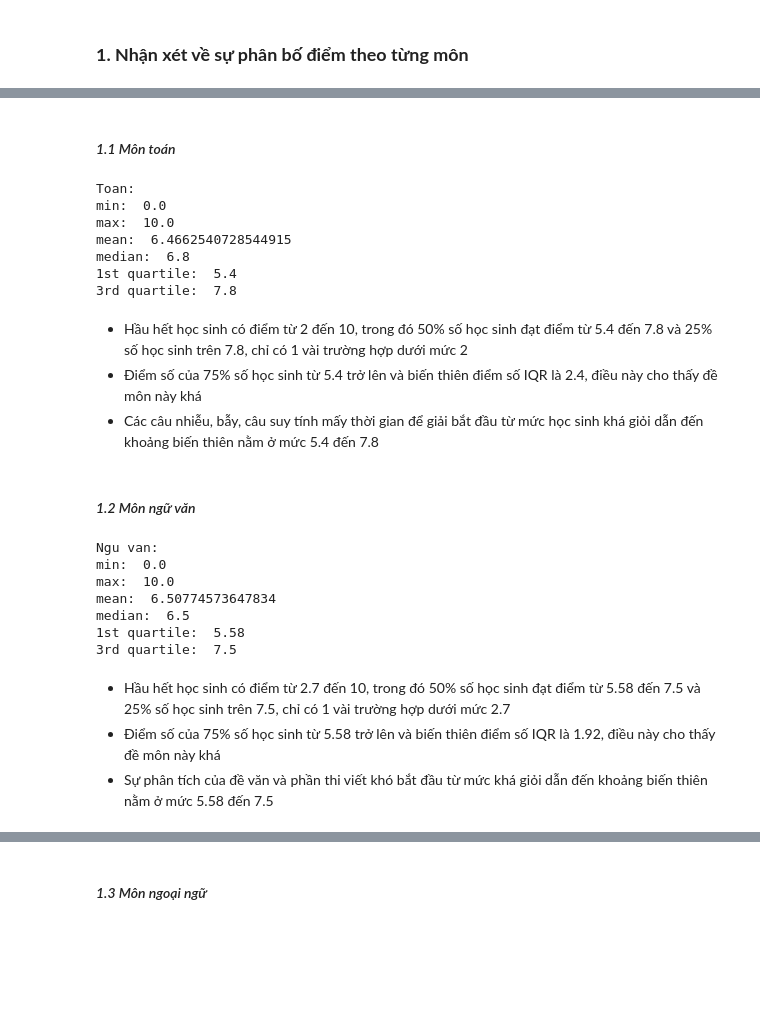
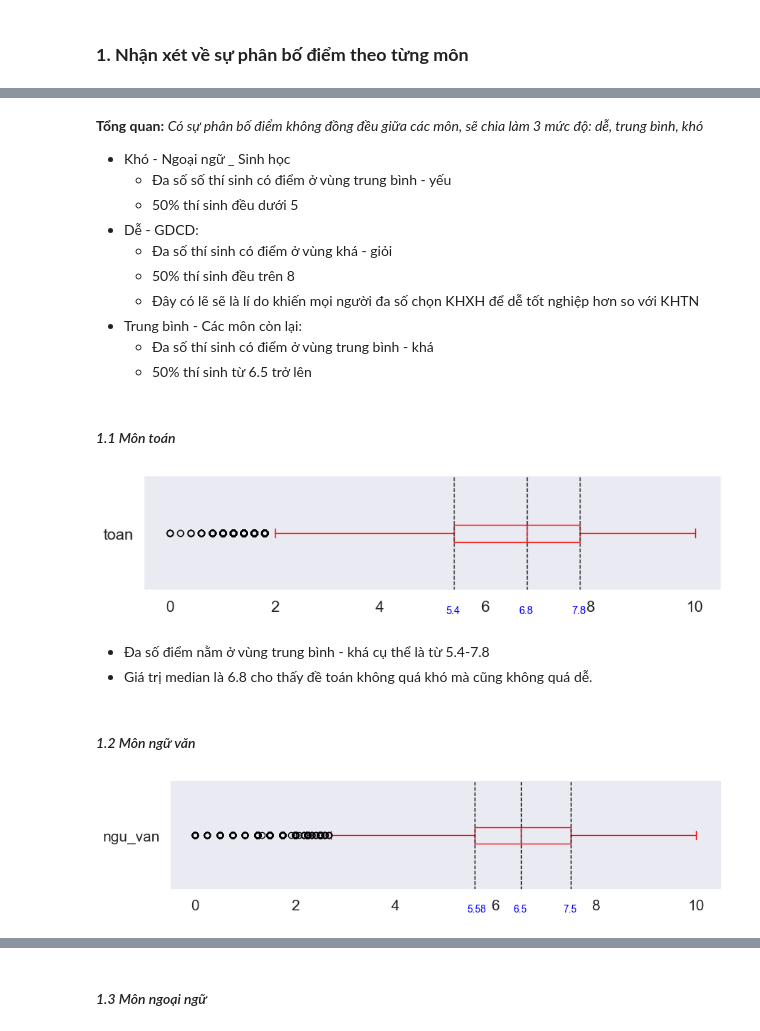
Before and after one commit to ntp-shin/Introduction_to_Data_Science, a Jupyter notebook: 1_Distribution.ipynb, the cells around one changed output, grey strips where cells are left out. Drawn from its saved outputs; the diff is of its cells as text; code cells hidden in the pictures; blank space fills up the shorter version.

```diff
--- a/1_Distribution.ipynb
+++ b/1_Distribution.ipynb
@@ -30,46 +37,41 @@ plt.show()
+# %% [markdown]
+**Tổng quan:** *Có sự phân bố điểm không đồng đều giữa các môn, sẽ chia làm 3 mức độ: dễ, trung bình, khó*
+- Khó - Ngoại ngữ _ Sinh học
+    - Đa số số thí sinh có điểm ở vùng trung bình - yếu
+    - 50% thí sinh đều dưới 5
+- Dễ - GDCD:
+    - Đa số thí sinh có điểm ở vùng khá - giỏi
+    - 50% thí sinh đều trên 8
+    - Đây có lẽ sẽ là lí do khiến mọi người đa số chọn KHXH để dễ tốt nghiệp hơn so với KHTN
+- Trung bình - Các môn còn lại:
+    - Đa số thí sinh có điểm ở vùng trung bình - khá
+    - 50% thí sinh từ 6.5 trở lên
 # %% [markdown]
 #### *1.1 Môn toán*
-# %%
-index = df['toan']
-print('Toan:')
-print ('min: ',index.min())
-print ('max: ',index.max())
-print ('mean: ',index.mean())
-print ('median: ',index.quantile(0.5))
-print ('1st quartile: ',index.quantile(0.25))
-print ('3rd quartile: ',index.quantile(0.75))
-# %% [output]
-Toan:
-min:  0.0
-max:  10.0
-mean:  6.4662540728544915
-median:  6.8
-1st quartile:  5.4
-3rd quartile:  7.8
-# %% [markdown]
-- Hầu hết học sinh có điểm từ 2 đến 10, trong đó 50% số học sinh đạt điểm từ 5.4 đến 7.8 và 25% số học sinh trên 7.8, chỉ có 1 vài trường hợp dưới mức 2
-- Điểm số của 75% số học sinh từ 5.4 trở lên và biến thiên điểm số IQR là 2.4, điều này cho thấy đề môn này khá
-- Các câu nhiễu, bẫy, câu suy tính mấy thời gian để giải bắt đầu từ mức học sinh khá giỏi dẫn đến khoảng biến thiên nằm ở mức 5.4 đến 7.8
+# %%
+toan = df['toan']
+arr_value = [toan.quantile(0.25), toan.quantile(0.5), toan.quantile(0.75)]
+boxplot = df.boxplot(column='toan', return_type='axes',
+                     grid=False, vert=False, figsize=(10, 2), fontsize=15, color='red')
+for i in arr_value:
+    plt.text(i - 0.15, 0.3, str(i), fontsize=10, color='blue')
+    plt.axvline(i, color='black', linestyle='--', linewidth=1)
+plt.show()
+# %% [output]
+[figure, added]
+# %% [markdown]
+- Đa số điểm nằm ở vùng trung bình - khá cụ thể là từ 5.4-7.8
+- Giá trị median là 6.8 cho thấy đề toán không quá khó mà cũng không quá dễ.
 # %% [markdown]
 #### *1.2 Môn ngữ văn*
-# %%
-index = df['ngu_van']
-print('Ngu van:')
-print ('min: ',index.min())
-print ('max: ',index.max())
-print ('mean: ',index.mean())
-print ('median: ',index.quantile(0.5))
-print ('1st quartile: ',index.quantile(0.25))
-print ('3rd quartile: ',index.quantile(0.75))
-# %% [output]
-Ngu van:
-min:  0.0
-max:  10.0
-mean:  6.50774573647834
-median:  6.5
-1st quartile:  5.58
-3rd quartile:  7.5
-# %% [markdown]
-- Hầu hết học sinh có điểm từ 2.7 đến 10, trong đó 50% số học sinh đạt điểm từ 5.58 đến 7.5 và 25% số học sinh trên 7.5, chỉ có 1 vài trường hợp dưới mức 2.7
-- Điểm số của 75% số học sinh từ 5.58 trở lên và biến thiên điểm số IQR là 1.92, điều này cho thấy đề môn này khá
-- Sự phân tích của đề văn và phần thi viết khó bắt đầu từ mức khá giỏi dẫn đến khoảng biến thiên nằm ở mức 5.58 đến 7.5
+# %%
+ngu_van = df['ngu_van']
+arr_value = [ngu_van.quantile(0.25), ngu_van.quantile(0.5), ngu_van.quantile(0.75)]
+boxplot = df.boxplot(column='ngu_van', return_type='axes',
+                     grid=False, vert=False, figsize=(10, 2), fontsize=15, color='red')
+for i in arr_value:
+    plt.text(i - 0.15, 0.3, str(i), fontsize=10, color='blue')
+    plt.axvline(i, color='black', linestyle='--', linewidth=1)
+plt.show()
+# %% [output]
+[figure, added]
```
Also changed, not shown: parts of 62 cells of this notebook.
